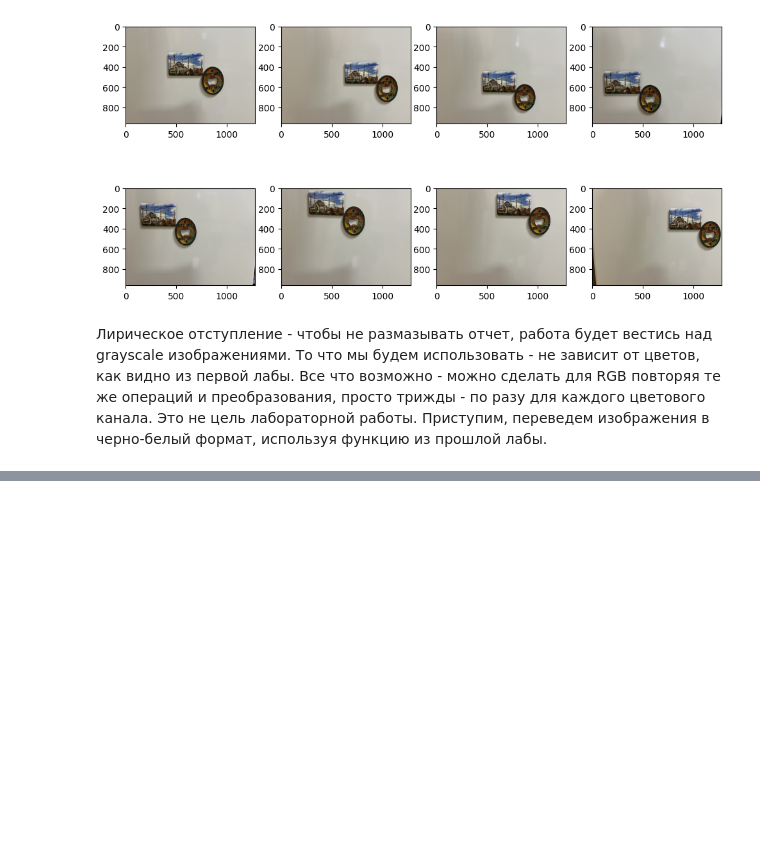
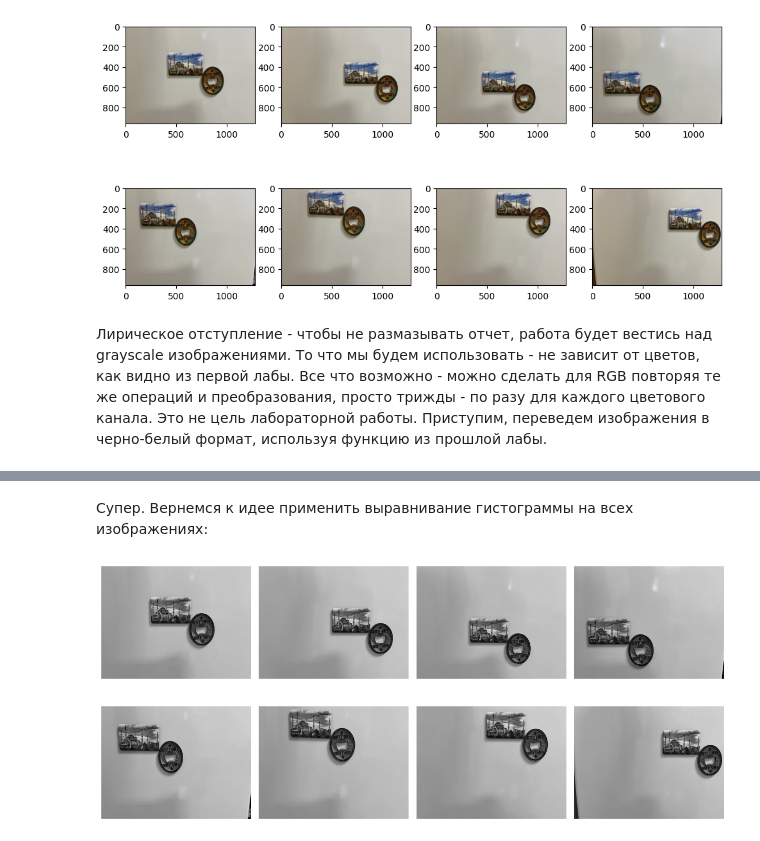
Before and after one commit to arskstn/cv-labs-sem8, a Jupyter notebook: lab1/lab2.ipynb, the cells around one changed output, grey strips where cells are left out. Drawn from its saved outputs; the diff is of its cells as text; code cells hidden in the pictures; blank space fills up the shorter version.

```diff
--- a/lab1/lab2.ipynb
+++ b/lab1/lab2.ipynb
@@ -61,0 +112,10 @@ axarr[1,3].imshow(image8)
+# %% [markdown]
+Супер. Вернемся к идее применить выравнивание гистограммы на всех изображениях:
+# %%
+images_hist_equalized = images_sequence_gray
+for img in images_hist_equalized:
+    img = lb1.hist_equalize(img)
+
+show_images(images_sequence_gray, 2, 4)
+# %% [output]
+[figure, added]
```
Also changed, not shown: parts of 43 cells of this notebook, 5 other files.
